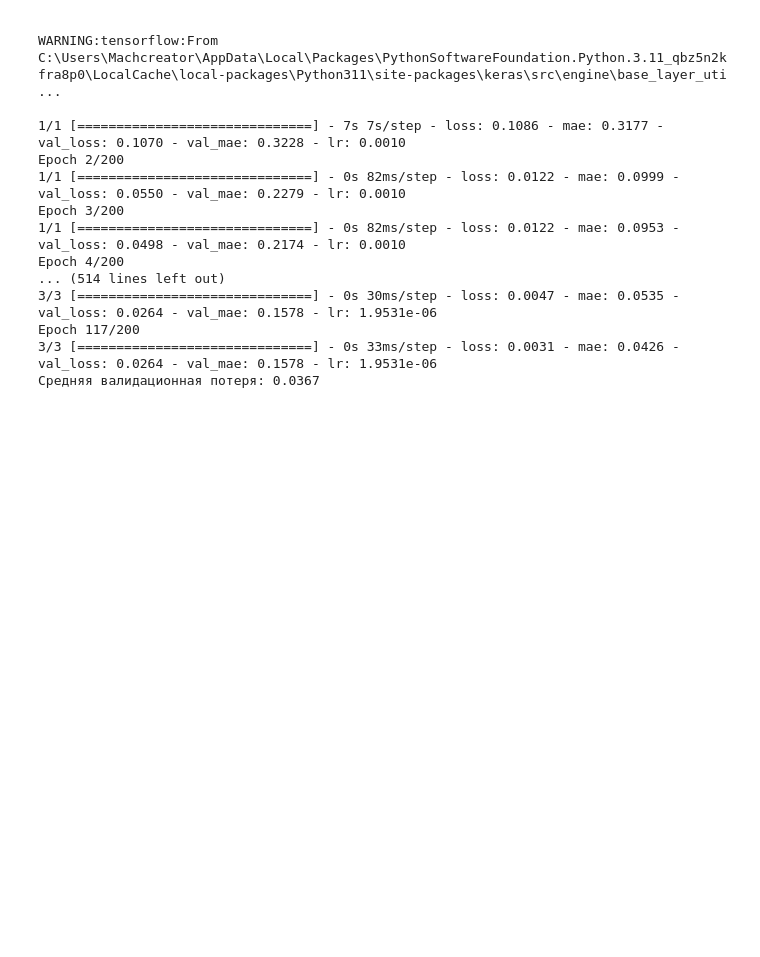
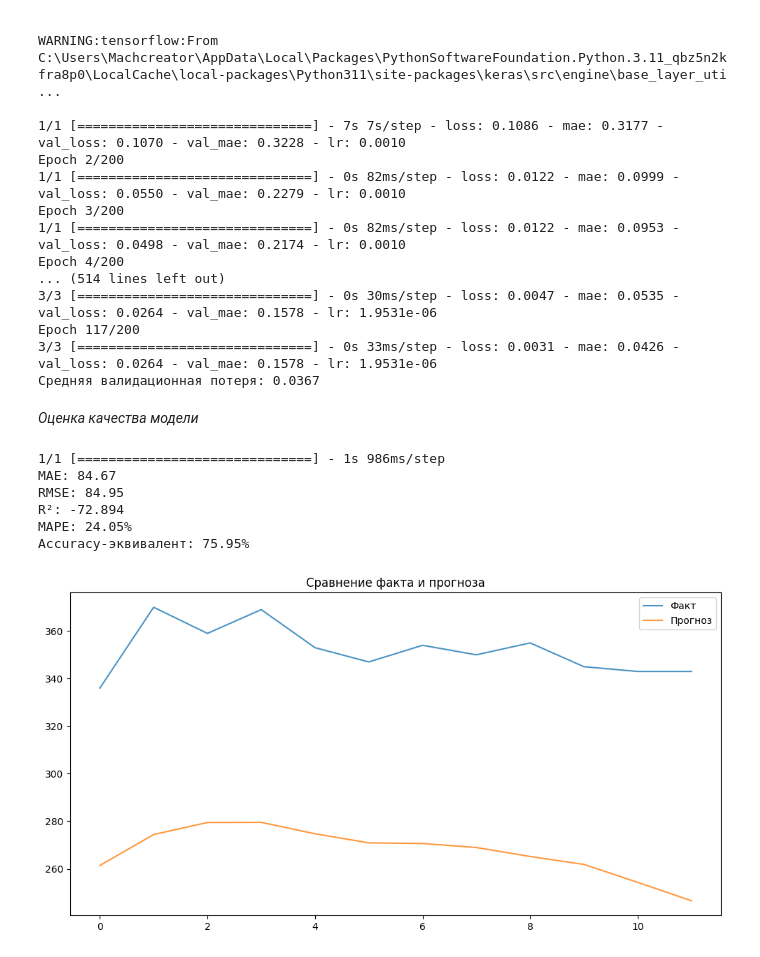
Before and after one commit to Slavik993/Explytacionnaya_Practica_Machine_Learning_5semestr, a Jupyter notebook: Shebanov_V15.ipynb, the cells around one changed output. Drawn from its saved outputs; the diff is of its cells as text; code cells hidden in the pictures; blank space fills up the shorter version.

```diff
--- a/Shebanov_V15.ipynb
+++ b/Shebanov_V15.ipynb
@@ -268,3 +354,38 @@ Epoch 4/200
 Epoch 117/200
 3/3 [==============================] - 0s 33ms/step - loss: 0.0031 - mae: 0.0426 - val_loss: 0.0264 - val_mae: 0.1578 - lr: 1.9531e-06
 Средняя валидационная потеря: 0.0367
+# %% [markdown]
+*Оценка качества модели*
+# %%
+y_pred = model.predict(X_test)
+y_pred_inv = scaler_demand.inverse_transform(y_pred)
+y_test_inv = scaler_demand.inverse_transform(y_test)
+
+mae = mean_absolute_error(y_test_inv, y_pred_inv)
+rmse = np.sqrt(mean_squared_error(y_test_inv, y_pred_inv))
+r2 = r2_score(y_test_inv, y_pred_inv)
+mape = np.mean(np.abs((y_test_inv - y_pred_inv) / y_test_inv)) * 100
+accuracy_equiv = 100 - mape
+
+print(f"MAE: {mae:.2f}")
+print(f"RMSE: {rmse:.2f}")
+print(f"R²: {r2:.3f}")
+print(f"MAPE: {mape:.2f}%")
+print(f"Accuracy-эквивалент: {accuracy_equiv:.2f}%")
+
+# График
+plt.figure(figsize=(12,6))
+plt.plot(y_test_inv, label='Факт', alpha=0.8)
+plt.plot(y_pred_inv, label='Прогноз', alpha=0.8)
+plt.title('Сравнение факта и прогноза')
+plt.legend()
+plt.savefig('results/prediction_vs_actual.png', dpi=300)
+plt.show()
+# %% [output]
+1/1 [==============================] - 1s 986ms/step
+MAE: 84.67
+RMSE: 84.95
+R²: -72.894
+MAPE: 24.05%
+Accuracy-эквивалент: 75.95%
+[figure, added]
```
Also changed, not shown: parts of 10 cells of this notebook, 8 other files.
